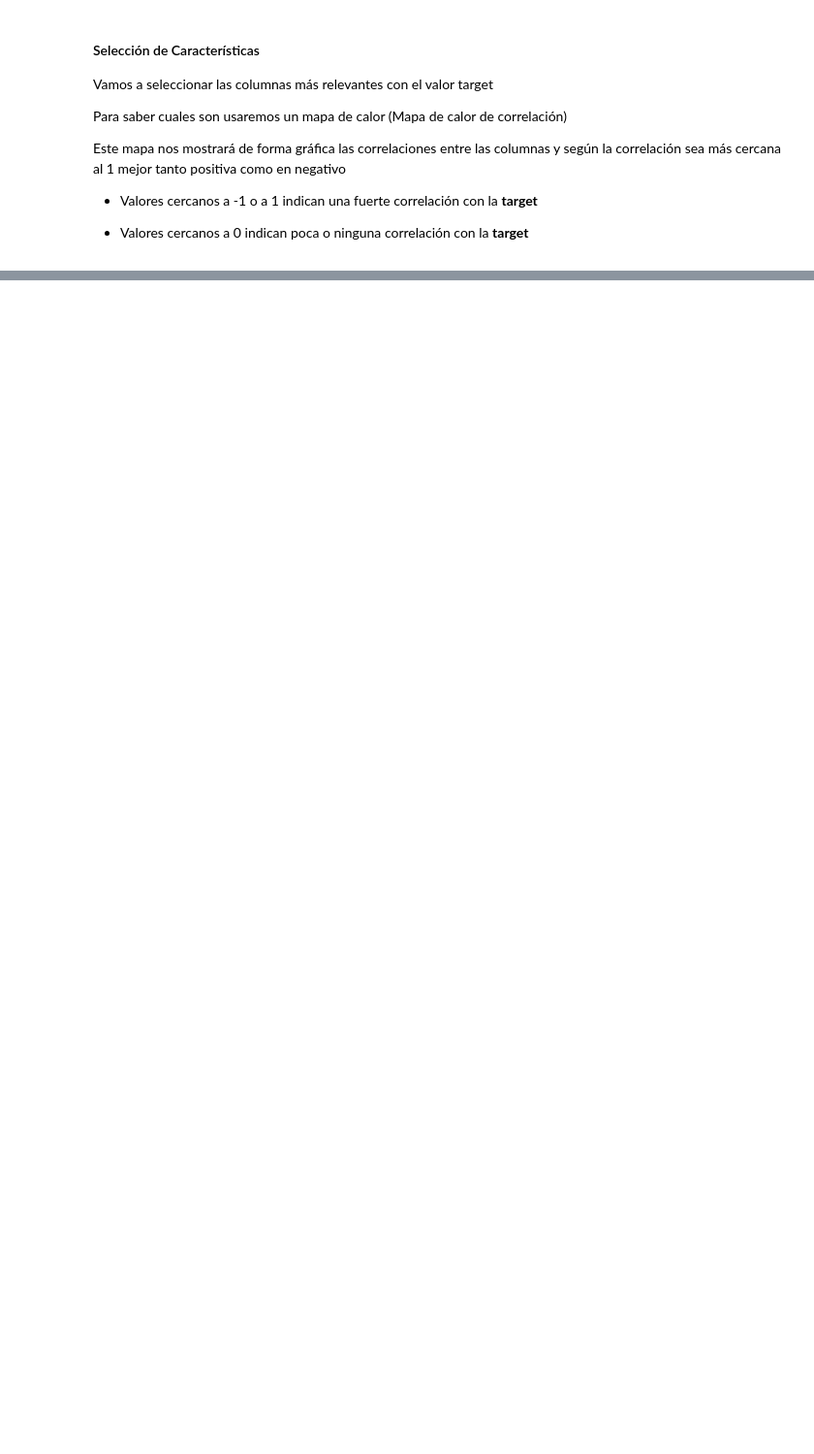
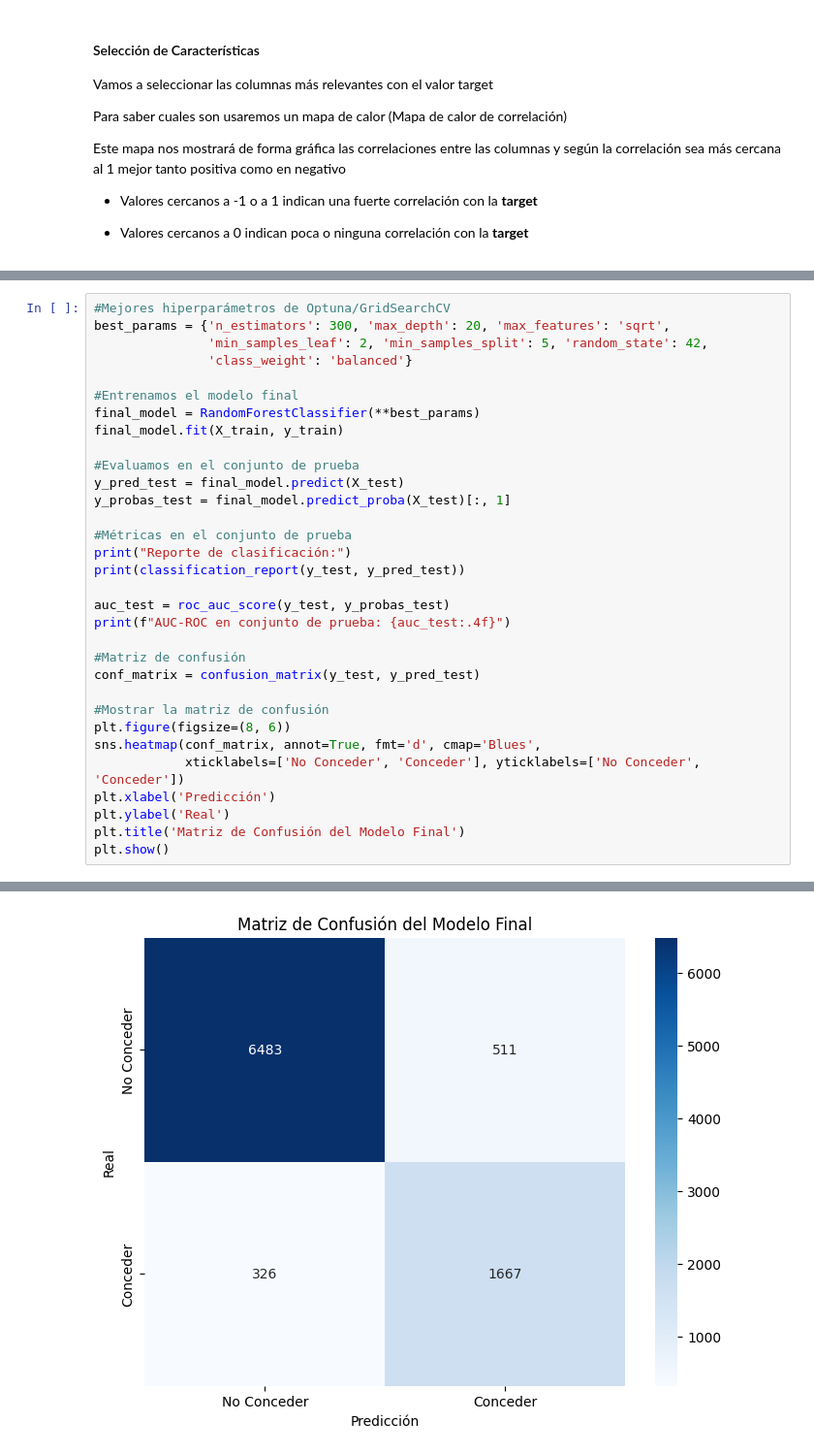
Before and after one commit to JuanMP/Machine-Learning, a Jupyter notebook: AnalisisPerfilCrediticio.ipynb, the cells around one changed output, grey strips where cells are left out. Shown: that part at 97% size. Drawn from its saved outputs; the diff is of its cells as text; blank space fills up the shorter version.

```diff
--- a/AnalisisPerfilCrediticio.ipynb
+++ b/AnalisisPerfilCrediticio.ipynb
@@ -406,0 +750,33 @@ print("Distribución con SMOTE: ", Counter(y_train_smote))
+# %%
+#Mejores hiperparámetros de Optuna/GridSearchCV
+best_params = {'n_estimators': 300, 'max_depth': 20, 'max_features': 'sqrt',
+               'min_samples_leaf': 2, 'min_samples_split': 5, 'random_state': 42,
+               'class_weight': 'balanced'}
+
+#Entrenamos el modelo final
+final_model = RandomForestClassifier(**best_params)
+final_model.fit(X_train, y_train)
+
+#Evaluamos en el conjunto de prueba
+y_pred_test = final_model.predict(X_test)
+y_probas_test = final_model.predict_proba(X_test)[:, 1]
+
+#Métricas en el conjunto de prueba
+print("Reporte de clasificación:")
+print(classification_report(y_test, y_pred_test))
+
+auc_test = roc_auc_score(y_test, y_probas_test)
+print(f"AUC-ROC en conjunto de prueba: {auc_test:.4f}")
+
+#Matriz de confusión
+conf_matrix = confusion_matrix(y_test, y_pred_test)
+
+#Mostrar la matriz de confusión
+plt.figure(figsize=(8, 6))
+sns.heatmap(conf_matrix, annot=True, fmt='d', cmap='Blues',
+            xticklabels=['No Conceder', 'Conceder'], yticklabels=['No Conceder', 'Conceder'])
+plt.xlabel('Predicción')
+plt.ylabel('Real')
+plt.title('Matriz de Confusión del Modelo Final')
+plt.show()
+# %% [output]
@@ -406,0 +794 @@ print("Distribución con SMOTE: ", Counter(y_train_smote))
+[figure, added]
```
Also changed, not shown: parts of 39 cells of this notebook.
